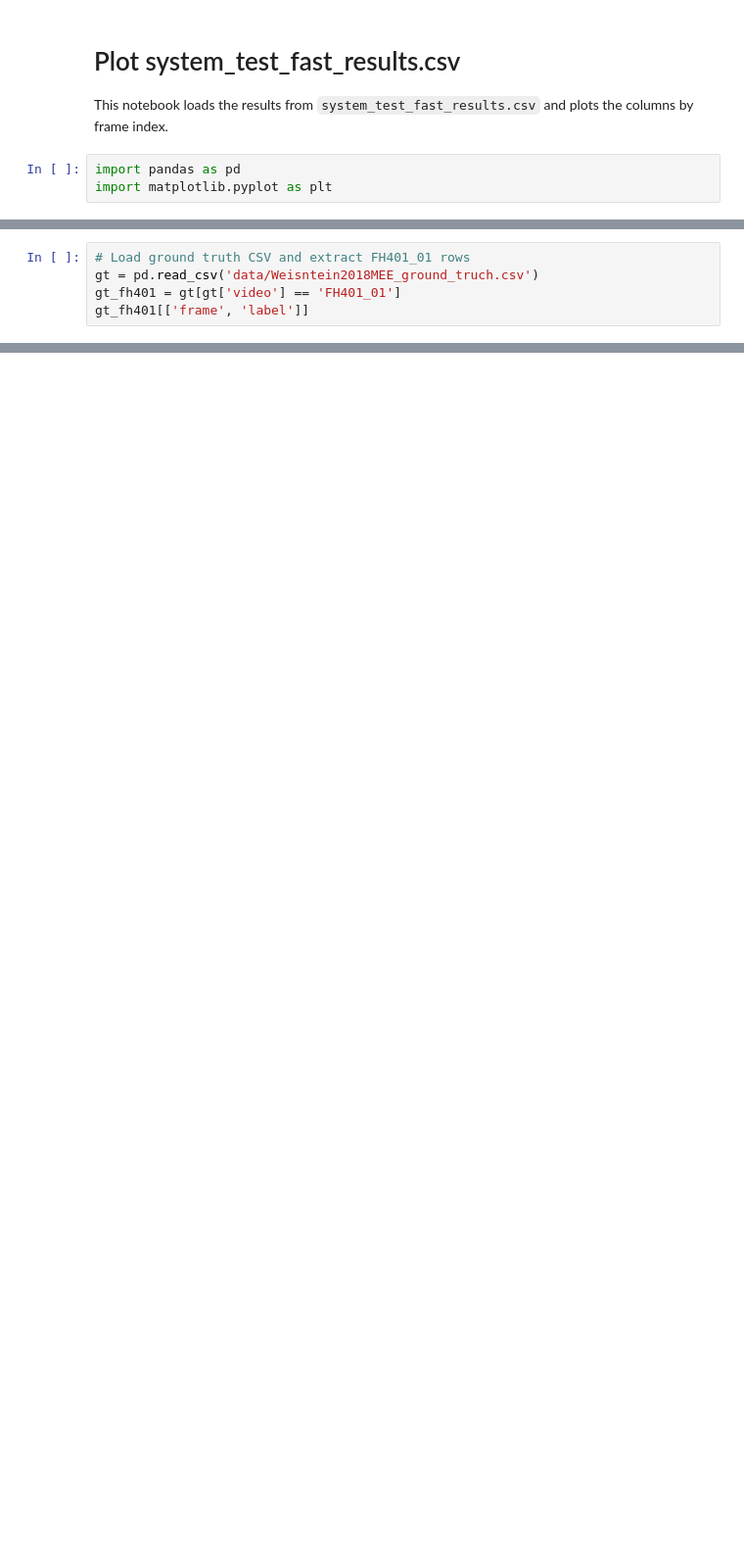
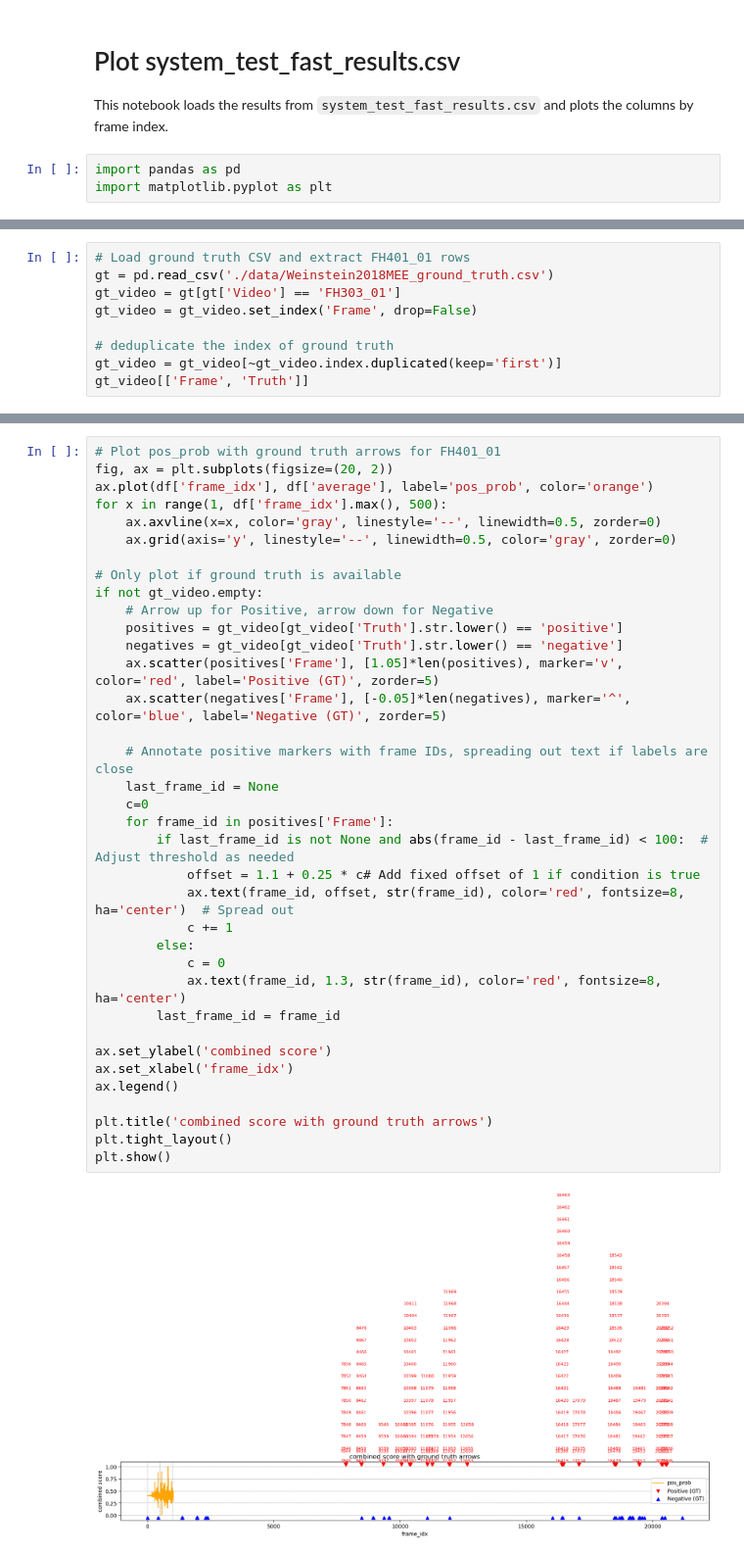
Before and after one commit to lpego/hummingbird-classifier, a Jupyter notebook: plot_system_test_results.ipynb, the cells around one changed output, grey strips where cells are left out. Shown at 98% size. Saved outputs shown, nothing was run; the diff lists cells and outputs as text; blank space fills up the shorter version.

```diff
--- a/plot_system_test_results.ipynb
+++ b/plot_system_test_results.ipynb
@@ -33,5 +55,9 @@ plt.show()
 # %%
 # Load ground truth CSV and extract FH401_01 rows
-gt = pd.read_csv('data/Weisntein2018MEE_ground_truch.csv')
-gt_fh401 = gt[gt['video'] == 'FH401_01']
-gt_fh401[['frame', 'label']]
+gt = pd.read_csv('./data/Weinstein2018MEE_ground_truth.csv')
+gt_video = gt[gt['Video'] == 'FH303_01']
+gt_video = gt_video.set_index('Frame', drop=False)
+
+# deduplicate the index of ground truth
+gt_video = gt_video[~gt_video.index.duplicated(keep='first')]
+gt_video[['Frame', 'Truth']]
@@ -55,0 +79,38 @@ plt.show()
+# %%
+# Plot pos_prob with ground truth arrows for FH401_01
+fig, ax = plt.subplots(figsize=(20, 2))
+ax.plot(df['frame_idx'], df['average'], label='pos_prob', color='orange')
+for x in range(1, df['frame_idx'].max(), 500):
+    ax.axvline(x=x, color='gray', linestyle='--', linewidth=0.5, zorder=0)
+    ax.grid(axis='y', linestyle='--', linewidth=0.5, color='gray', zorder=0)
+
+# Only plot if ground truth is available
+if not gt_video.empty:
+    # Arrow up for Positive, arrow down for Negative
+    positives = gt_video[gt_video['Truth'].str.lower() == 'positive']
+    negatives = gt_video[gt_video['Truth'].str.lower() == 'negative']
+    ax.scatter(positives['Frame'], [1.05]*len(positives), marker='v', color='red', label='Positive (GT)', zorder=5)
+    ax.scatter(negatives['Frame'], [-0.05]*len(negatives), marker='^', color='blue', label='Negative (GT)', zorder=5)
+
+    # Annotate positive markers with frame IDs, spreading out text if labels are close
+    last_frame_id = None
+    c=0
+    for frame_id in positives['Frame']:
+        if last_frame_id is not None and abs(frame_id - last_frame_id) < 100:  # Adjust threshold as needed
+            offset = 1.1 + 0.25 * c# Add fixed offset of 1 if condition is true
+            ax.text(frame_id, offset, str(frame_id), color='red', fontsize=8, ha='center')  # Spread out
+            c += 1
+        else:
+            c = 0
+            ax.text(frame_id, 1.3, str(frame_id), color='red', fontsize=8, ha='center')
+        last_frame_id = frame_id
+
+ax.set_ylabel('combined score')
+ax.set_xlabel('frame_idx')
+ax.legend()
+
+plt.title('combined score with ground truth arrows')
+plt.tight_layout()
+plt.show()
+# %% [output]
+[figure, added]
```
Also changed, not shown: parts of 7 cells of this notebook, 4 other files.
